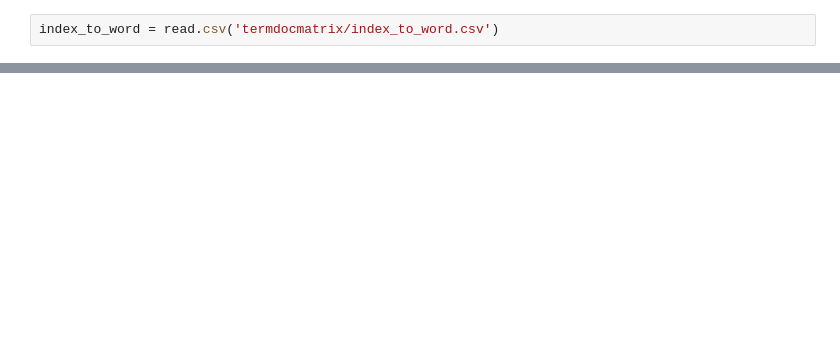
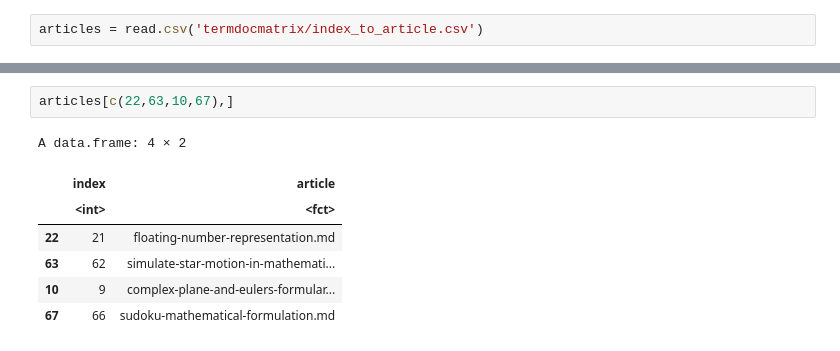
Before and after one commit to hsiaofongw/indexyz, a Jupyter notebook: analysis_r.ipynb, the cells around one changed output, grey strips where cells are left out. Saved outputs shown, nothing was run; the diff lists cells and outputs as text; blank space fills up the shorter version.

```diff
--- a/analysis_r.ipynb
+++ b/analysis_r.ipynb
@@ -3,2 +7,2 @@ t = read.table('termdocmatrix/matrix.txt', sep = ',')
 # %%
-index_to_word = read.csv('termdocmatrix/index_to_word.csv')
+articles = read.csv('termdocmatrix/index_to_article.csv')
@@ -26,0 +81,10 @@ A data.frame: 11842 × 2
+# %%
+articles[c(22,63,10,67),]
+# %% [output]
+A data.frame: 4 × 2
+|  | index | article |
+|  | <int> | <fct> |
+| 22 | 21 | floating-number-representation.md |
+| 63 | 62 | simulate-star-motion-in-mathemati... |
+| 10 | 9 | complex-plane-and-eulers-formular... |
+| 67 | 66 | sudoku-mathematical-formulation.md |
```
Also changed, not shown: parts of 23 cells of this notebook, 1 other file.
